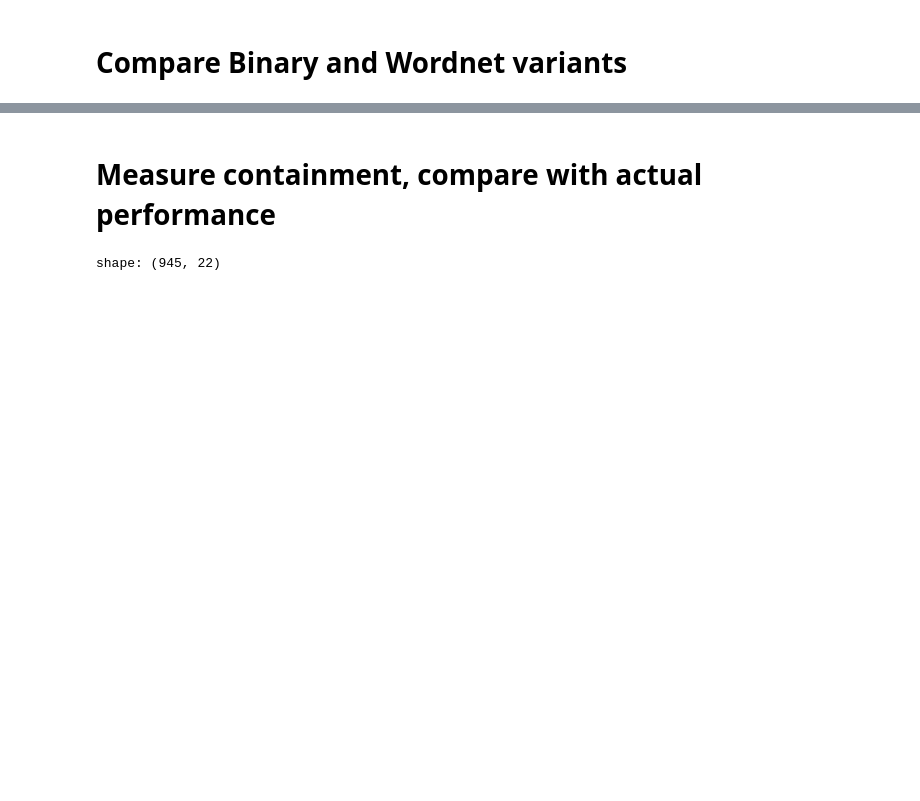
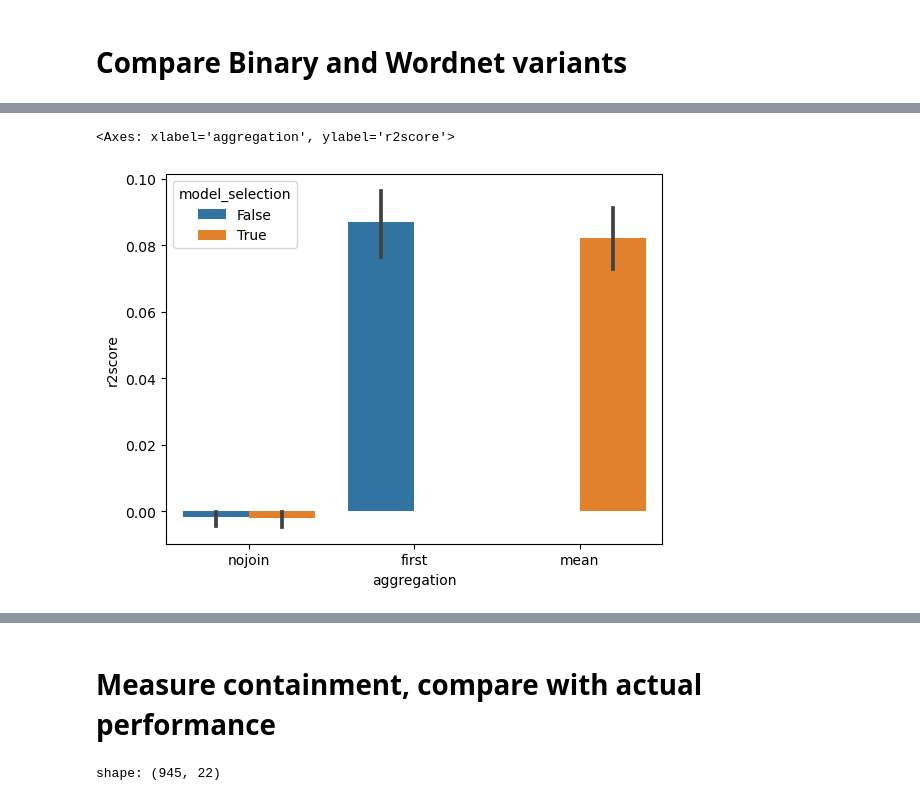
Before and after one commit to rcap107/retrieve-merge-predict, a Jupyter notebook: notebooks/Study results.ipynb, the cells around one changed output, grey strips where cells are left out. Cells and saved outputs as stored; diff of their text form; code cells hidden in the pictures; blank space fills up the shorter version.

```diff
--- a/notebooks/Study results.ipynb
+++ b/notebooks/Study results.ipynb
@@ -68,0 +136,33 @@ df_p = pl.from_pandas(df)
+# %%
+df1 = pl.read_csv("results/logs/po2v44mk/run_logs/0.log")
+select_col = [
+    "scenario_id",
+    "run_id",
+    "status",
+    "yadl_version",
+    "git_hash",
+    "index_name",
+    "base_table",
+    "candidate_table",
+    "iterations",
+    "join_strategy",
+    "aggregation",
+    "feature_selection",
+    "model_selection",
+    "fold_id",
+    "time_train",
+    "time_eval",
+    "time_join",
+    "time_eval_join",
+    "n_cols",
+    "rmse",
+    "r2score",
+]
+df2 = pl.read_csv("results/logs/po2v44mk/run_logs/12.log")
+# %%
+r = (pl.concat([df1, df2])).to_pandas()
+# %%
+sns.barplot(data=r, x="aggregation", y="r2score", hue="model_selection")
+# %% [output]
+<Axes: xlabel='aggregation', ylabel='r2score'>
+[figure, added]
```
Also changed, not shown: parts of 34 cells of this notebook.
